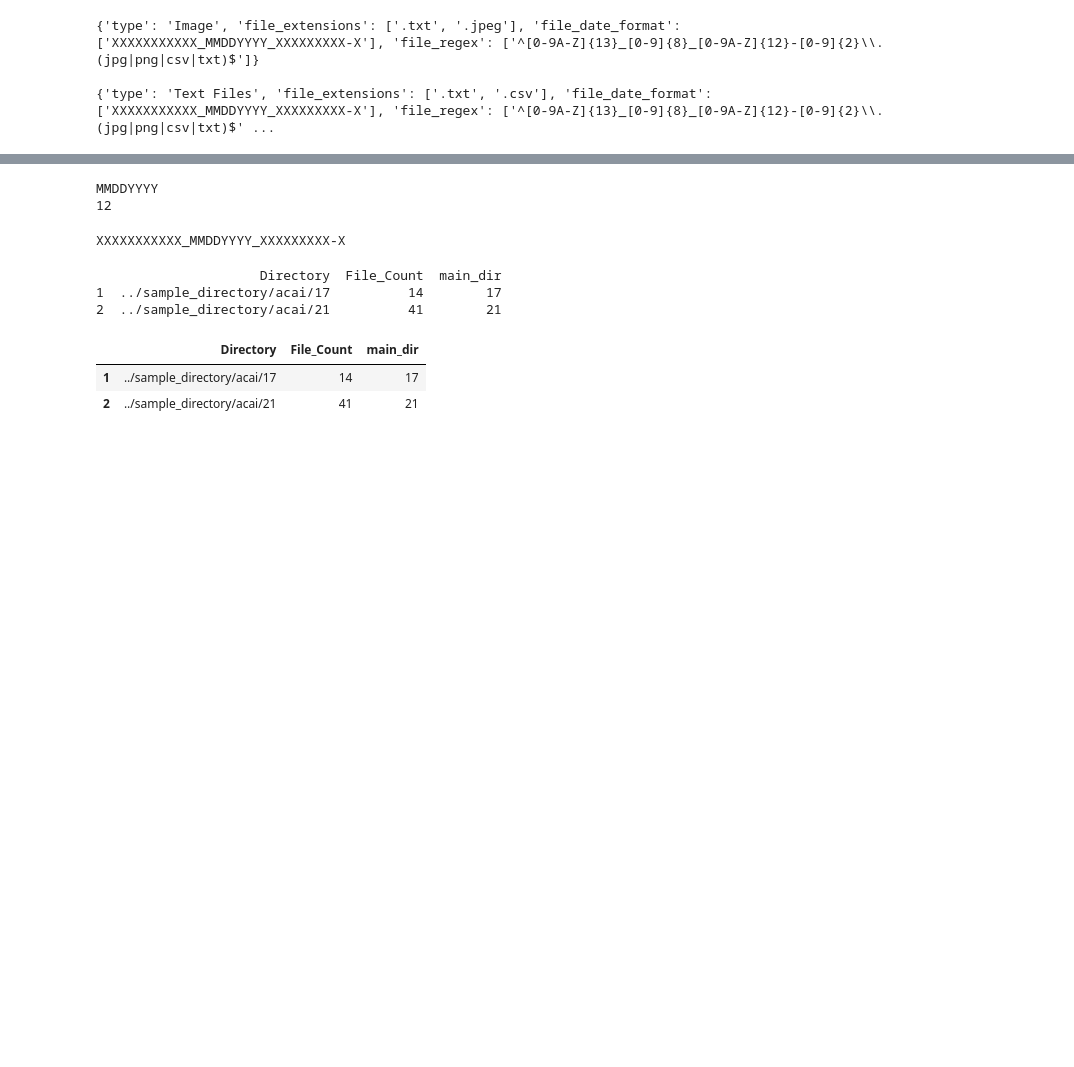
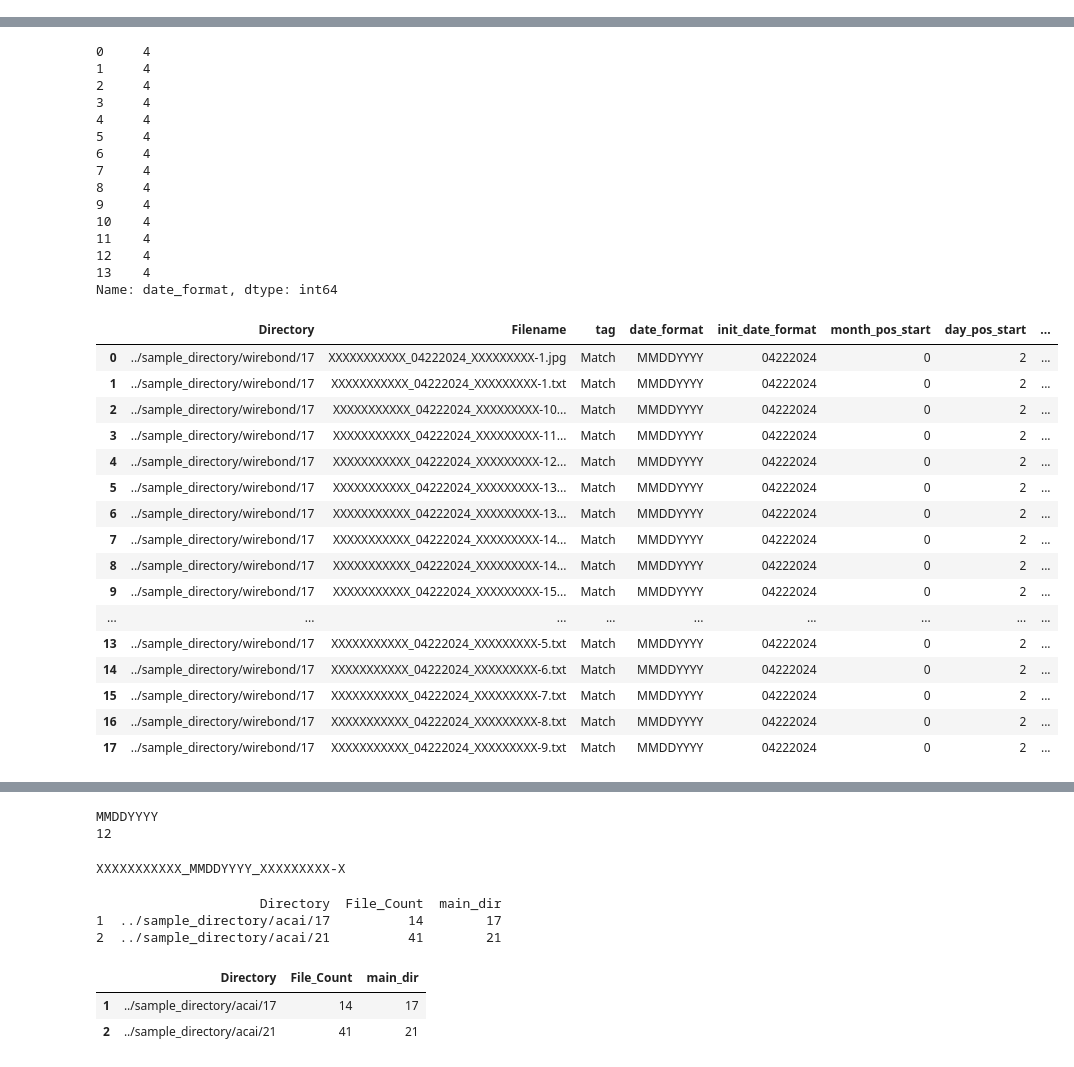
Before and after one commit to Tutuldot/machine_monitor, a Jupyter notebook: data/ddt.ipynb, the cells around one changed output, grey strips where cells are left out. Saved outputs shown, nothing was run; the diff lists cells and outputs as text; code cells hidden in the pictures; blank space fills up the shorter version.

Commit message:
added dates

```diff
--- a/data/ddt.ipynb
+++ b/data/ddt.ipynb
@@ -143,12 +144,22 @@ def get_base_dir():
 
 def get_date_formats():
     return ['MMDDYYYY','DDMMYYYY','YYYYMMDD','YYYYDDMM']
+
+def match_regex(file_location, patterns):
+    compiled_patterns = [re.compile(pattern) for pattern in patterns]
+    for pattern in compiled_patterns:
+        if pattern.search(file_location):
+            return 'Match'
+    return 'No Match'
+
+def get_date_portion_string(row, pos, offset):
+
+    start = row[pos]
+
+    if start >= 0:
+        return row['init_date_format'][start:start + offset]
+    else:
+        return None
-# %%
-sample_usage_using_config()
-# %% [output]
-{'type': 'Image', 'file_extensions': ['.txt', '.jpeg'], 'file_date_format': ['XXXXXXXXXXX_MMDDYYYY_XXXXXXXXX-X'], 'file_regex': ['^[0-9A-Z]{13}_[0-9]{8}_[0-9A-Z]{12}-[0-9]{2}\\.(jpg|png|csv|txt)$']}
-
-{'type': 'Text Files', 'file_extensions': ['.txt', '.csv'], 'file_date_format': ['XXXXXXXXXXX_MMDDYYYY_XXXXXXXXX-X'], 'file_regex': ['^[0-9A-Z]{13}_[0-9]{8}_[0-9A-Z]{12}-[0-9]{2}\\.(jpg|png|csv|txt)$' ...
 # %%
 machine_setup = get_setup_file()
 base_dir = get_base_dir()
@@ -156,6 +167,8 @@ tmpDf = None
 sampleRegex = None
 regex_list = None
 date_format = None
+current_format = None
+position_start = None
 for machine in machine_setup:
 
     machine_config = get_machine_activity_by_name(machine['name'])
@@ -181,6 +194,7 @@ for machine in machine_setup:
 
         file_list = list_directories_and_filenames_to_dataframe(dic_to_work.loc[1,'Directory'], file_setup['file_extensions'])
         tmpDf = file_list
+        df = tmpDf
         # if file list is more than 0 do standard process
         if len(file_list) > 0:
            date_format = file_setup['file_date_format']
@@ -191,7 +205,25 @@ for machine in machine_setup:
            formats = get_date_formats()
 
            for f in formats:
+
             index = date_format[0].find(f)
             if index > -1:
-                print(date_format[0][index:index + len(f)])
+                current_format = date_format[0][index:index + len(f)]
+                df['tag'] = df['Filename'].apply(lambda x: 'Match' if match_regex(x, sampleRegex) else 'No Match')
+                df['date_format'] = current_format
+
+                position_start =  date_format[0].find(current_format)
+                position_end = position_start + len(current_format)
+                df['init_date_format'] = df['Filename'].str.slice(position_start,position_end)
+                df['month_pos_start'] = df['date_format'].str.find('MM')
+                df['day_pos_start'] = df['date_format'].str.find('DD')
+                df['yr_pos_start'] = df['date_format'].str.find('YYYY')
+                df['mos'] = df.apply(lambda row: get_date_portion_string(row, 'month_pos_start',2), axis=1)
+                df['day'] = df.apply(lambda row: get_date_portion_string(row, 'day_pos_start',2), axis=1)
+                df['year'] = df.apply(lambda row: get_date_portion_string(row, 'yr_pos_start',4), axis=1)
+                print(yr_pos_start)
+                display(df)
+
+
+        df = df
 # %% [output]
@@ -200,0 +290,32 @@ MMDDYYYY
+0     4
+1     4
+2     4
+3     4
+4     4
+5     4
+6     4
+7     4
+8     4
+9     4
+10    4
+11    4
+12    4
+13    4
+Name: date_format, dtype: int64
+|  | Directory | Filename | tag | date_format | init_date_format | month_pos_start | day_pos_start | ... |
+| 0 | ../sample_directory/wirebond/17 | XXXXXXXXXXX_04222024_XXXXXXXXX-1.jpg | Match | MMDDYYYY | 04222024 | 0 | 2 | ... |
+| 1 | ../sample_directory/wirebond/17 | XXXXXXXXXXX_04222024_XXXXXXXXX-1.txt | Match | MMDDYYYY | 04222024 | 0 | 2 | ... |
+| 2 | ../sample_directory/wirebond/17 | XXXXXXXXXXX_04222024_XXXXXXXXX-10... | Match | MMDDYYYY | 04222024 | 0 | 2 | ... |
+| 3 | ../sample_directory/wirebond/17 | XXXXXXXXXXX_04222024_XXXXXXXXX-11... | Match | MMDDYYYY | 04222024 | 0 | 2 | ... |
+| 4 | ../sample_directory/wirebond/17 | XXXXXXXXXXX_04222024_XXXXXXXXX-12... | Match | MMDDYYYY | 04222024 | 0 | 2 | ... |
+| 5 | ../sample_directory/wirebond/17 | XXXXXXXXXXX_04222024_XXXXXXXXX-13... | Match | MMDDYYYY | 04222024 | 0 | 2 | ... |
+| 6 | ../sample_directory/wirebond/17 | XXXXXXXXXXX_04222024_XXXXXXXXX-13... | Match | MMDDYYYY | 04222024 | 0 | 2 | ... |
+| 7 | ../sample_directory/wirebond/17 | XXXXXXXXXXX_04222024_XXXXXXXXX-14... | Match | MMDDYYYY | 04222024 | 0 | 2 | ... |
+| 8 | ../sample_directory/wirebond/17 | XXXXXXXXXXX_04222024_XXXXXXXXX-14... | Match | MMDDYYYY | 04222024 | 0 | 2 | ... |
+| 9 | ../sample_directory/wirebond/17 | XXXXXXXXXXX_04222024_XXXXXXXXX-15... | Match | MMDDYYYY | 04222024 | 0 | 2 | ... |
+| ... | ... | ... | ... | ... | ... | ... | ... | ... |
+| 13 | ../sample_directory/wirebond/17 | XXXXXXXXXXX_04222024_XXXXXXXXX-5.txt | Match | MMDDYYYY | 04222024 | 0 | 2 | ... |
+| 14 | ../sample_directory/wirebond/17 | XXXXXXXXXXX_04222024_XXXXXXXXX-6.txt | Match | MMDDYYYY | 04222024 | 0 | 2 | ... |
+| 15 | ../sample_directory/wirebond/17 | XXXXXXXXXXX_04222024_XXXXXXXXX-7.txt | Match | MMDDYYYY | 04222024 | 0 | 2 | ... |
+| 16 | ../sample_directory/wirebond/17 | XXXXXXXXXXX_04222024_XXXXXXXXX-8.txt | Match | MMDDYYYY | 04222024 | 0 | 2 | ... |
+| 17 | ../sample_directory/wirebond/17 | XXXXXXXXXXX_04222024_XXXXXXXXX-9.txt | Match | MMDDYYYY | 04222024 | 0 | 2 | ... |
```
Also changed, not shown: parts of 6 cells of this notebook.
